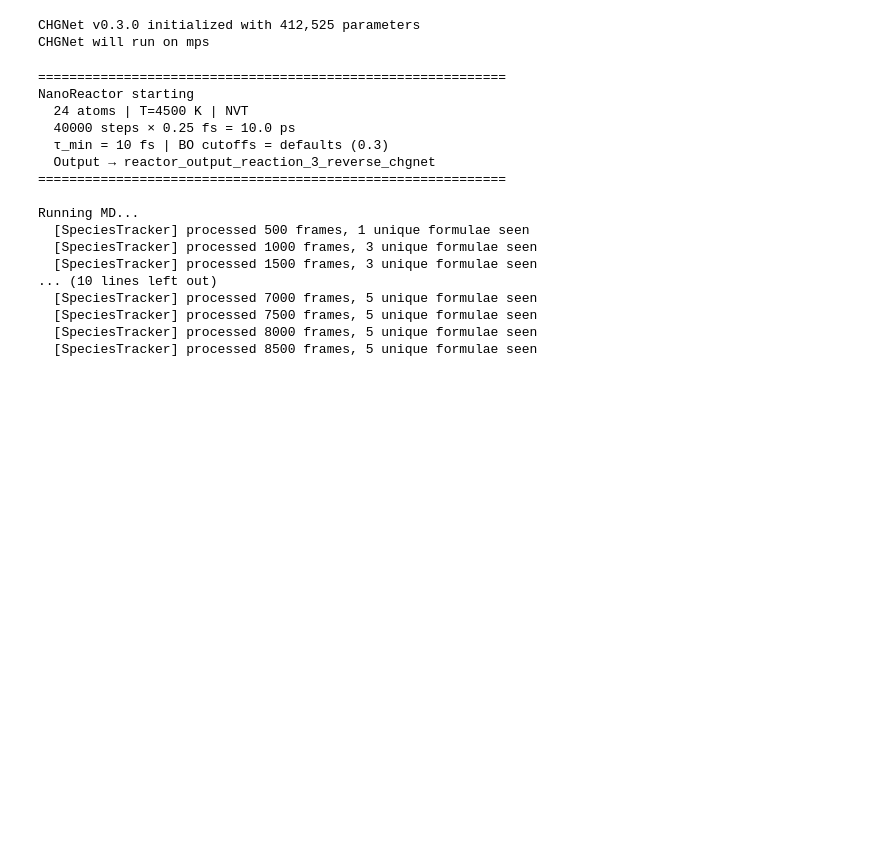
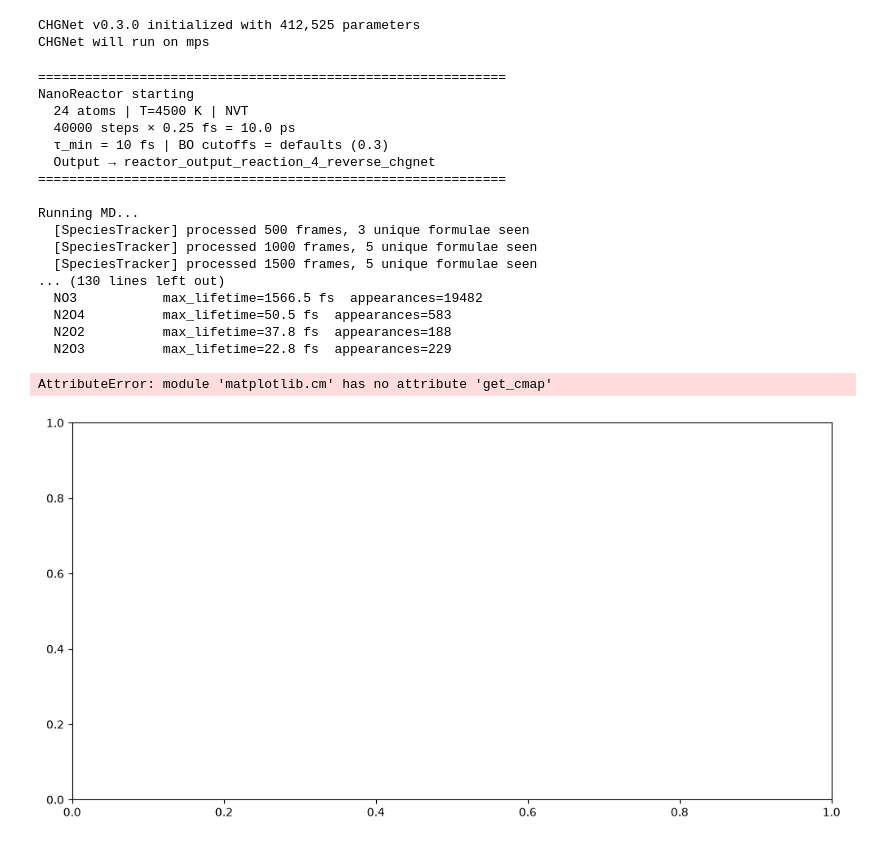
Before and after one commit to badw/arcs-kinetics, a Jupyter notebook: notebooks/nanoreactor_method.ipynb, the cells around one changed output. Cells and saved outputs as stored; diff of their text form; code cells hidden in the pictures; blank space fills up the shorter version.

```diff
--- a/notebooks/nanoreactor_method.ipynb
+++ b/notebooks/nanoreactor_method.ipynb
@@ -81,7 +128,8 @@ from smilesbox.smilesbox import SMILESbox
 #smiles = ["N(=O)[O]","N(=O)[O]"]
 #smiles = ["C(=O)=O","[HH]"] # forward
 #smiles = ["O","[C-]#[O+]"] # reverse
-smiles = ["O","O"]
+#smiles = ["O","O"]
+smiles = ["N(=O)[O]","N(=O)[O]"]
 sm = SMILESbox(
     smiles = smiles * 4,
     box_size=20,
@@ -96,40 +144,42 @@ CHGNet will run on mps
 # %%
 from ase.io import read
 from claude_code.nano_reactor import NanoReactor
 import warnings
 warnings.simplefilter("ignore")
-output_dir = "reactor_output_reaction_3_reverse_chgnet"
+output_dir = "reactor_output_reaction_4_reverse_chgnet"
 reactor = NanoReactor(
     atoms        = atoms,
     calculator   = calculator,
     temperature  = 4500,          # K
     total_time_fs= 10000,       # 100 ps
     timestep_fs  = 0.25,
     tau_min_fs   = 10,
-    reactants    = {"H2O"},
-    products     = {"O2","H2"},
+    reactants    = {"NO2"},
+    products     = {"NO","O2"},
     output_dir   = output_dir,
 )
 
 reactor.run()
 reactor.report()
 reactor.save_summary_csv(f"{output_dir}/results.csv")
 reactor.plot()
 # %% [output]
 ============================================================
 NanoReactor starting
   24 atoms | T=4500 K | NVT
   40000 steps × 0.25 fs = 10.0 ps
   τ_min = 10 fs | BO cutoffs = defaults (0.3)
-  Output → reactor_output_reaction_3_reverse_chgnet
+  Output → reactor_output_reaction_4_reverse_chgnet
 ============================================================
 
 Running MD...
-  [SpeciesTracker] processed 500 frames, 1 unique formulae seen
-  [SpeciesTracker] processed 1000 frames, 3 unique formulae seen
-  [SpeciesTracker] processed 1500 frames, 3 unique formulae seen
-... (10 lines left out)
-  [SpeciesTracker] processed 7000 frames, 5 unique formulae seen
-  [SpeciesTracker] processed 7500 frames, 5 unique formulae seen
-  [SpeciesTracker] processed 8000 frames, 5 unique formulae seen
-  [SpeciesTracker] processed 8500 frames, 5 unique formulae seen
+  [SpeciesTracker] processed 500 frames, 3 unique formulae seen
+  [SpeciesTracker] processed 1000 frames, 5 unique formulae seen
+  [SpeciesTracker] processed 1500 frames, 5 unique formulae seen
+... (130 lines left out)
+  NO3           max_lifetime=1566.5 fs  appearances=19482
+  N2O4          max_lifetime=50.5 fs  appearances=583
+  N2O2          max_lifetime=37.8 fs  appearances=188
+  N2O3          max_lifetime=22.8 fs  appearances=229
+AttributeError: module 'matplotlib.cm' has no attribute 'get_cmap'
+[figure, added]
```
Also changed, not shown: parts of 13 cells of this notebook, 26 other files.
